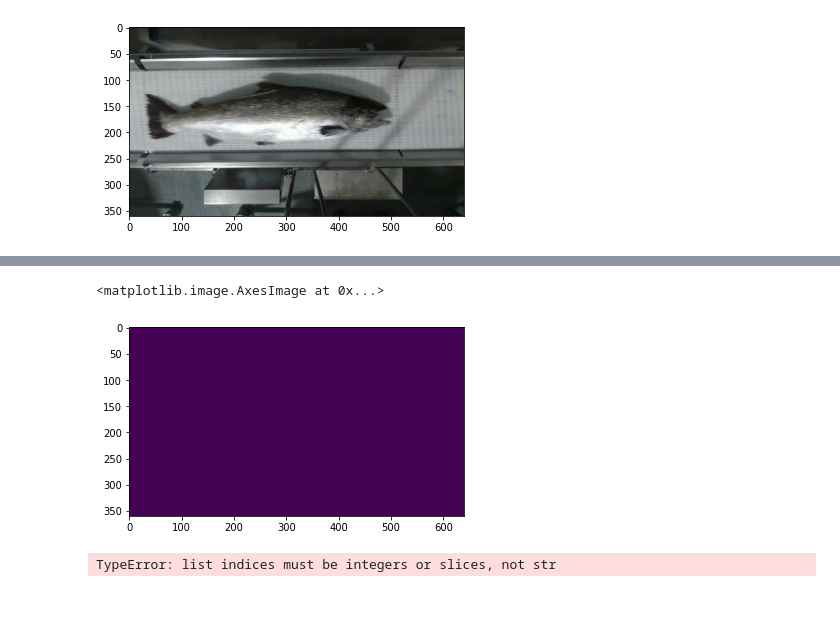
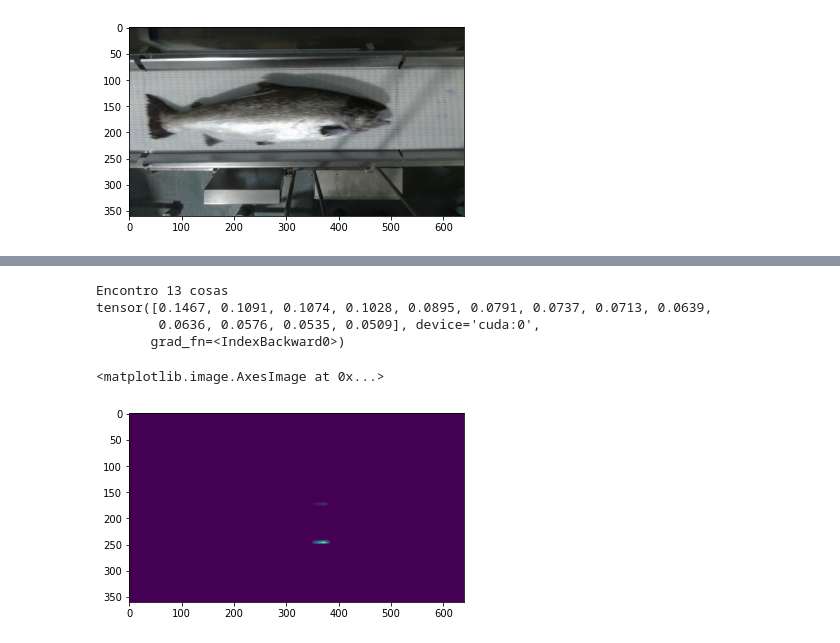
Before and after one commit to Lanzet/mask_rcnn_torch_fishes, a Jupyter notebook: mask_torch_eval.ipynb, the cells around one changed output, grey strips where cells are left out. Saved outputs shown, nothing was run; the diff lists cells and outputs as text; code cells hidden in the pictures; blank space fills up the shorter version.

```diff
--- a/mask_torch_eval.ipynb
+++ b/mask_torch_eval.ipynb
@@ -43,7 +43,7 @@ plt.imshow(img_ori)
 # %%
 img = PIL.Image.open("my_data/train/8,8400__2022-02-08 14_08_29.246_marel.png").convert('RGB')
 img = torchvision.transforms.ToTensor()(img)
-img = img.unsqueeze(0)
+# img = img.unsqueeze(0)
 img = img.to(device)
 # %%
-mask = model(img)
+mask = model([img])
@@ -70,16 +50,19 @@ mask
+# %%
+print('Encontro '+str(len(mask[0]['labels']))+' cosas')
+print(mask[0]['scores'])
+# %% [output]
+Encontro 13 cosas
+tensor([0.1467, 0.1091, 0.1074, 0.1028, 0.0895, 0.0791, 0.0737, 0.0713, 0.0639,
+        0.0636, 0.0576, 0.0535, 0.0509], device='cuda:0',
+       grad_fn=<IndexBackward0>)
 # %%
 # mask_rgb = utils.decode_segmap(mask[0].cpu().numpy().argmax(0))
-mask_bin = mask[0]['masks'][0].squeeze(0).cpu().detach().numpy()
-mask_bin = (mask_bin > 0.5).astype(np.uint8)
+mask_bin = (mask[0]['masks']>0.5)[0].squeeze(0).cpu().detach().numpy()
 # plt.imshow(mask[0]['masks'][3].squeeze(0).cpu().detach().numpy())
 plt.imshow(mask_bin)
 # %% [output]
 <matplotlib.image.AxesImage at 0x...>
-[figure, old version]
+[figure, new version]
-# %%
-mask['masks']
-# %% [output]
-TypeError: list indices must be integers or slices, not str
 # %%
 import numpy
 import json
```
Also changed, not shown: parts of 1 cell of this notebook, 3 other files.
